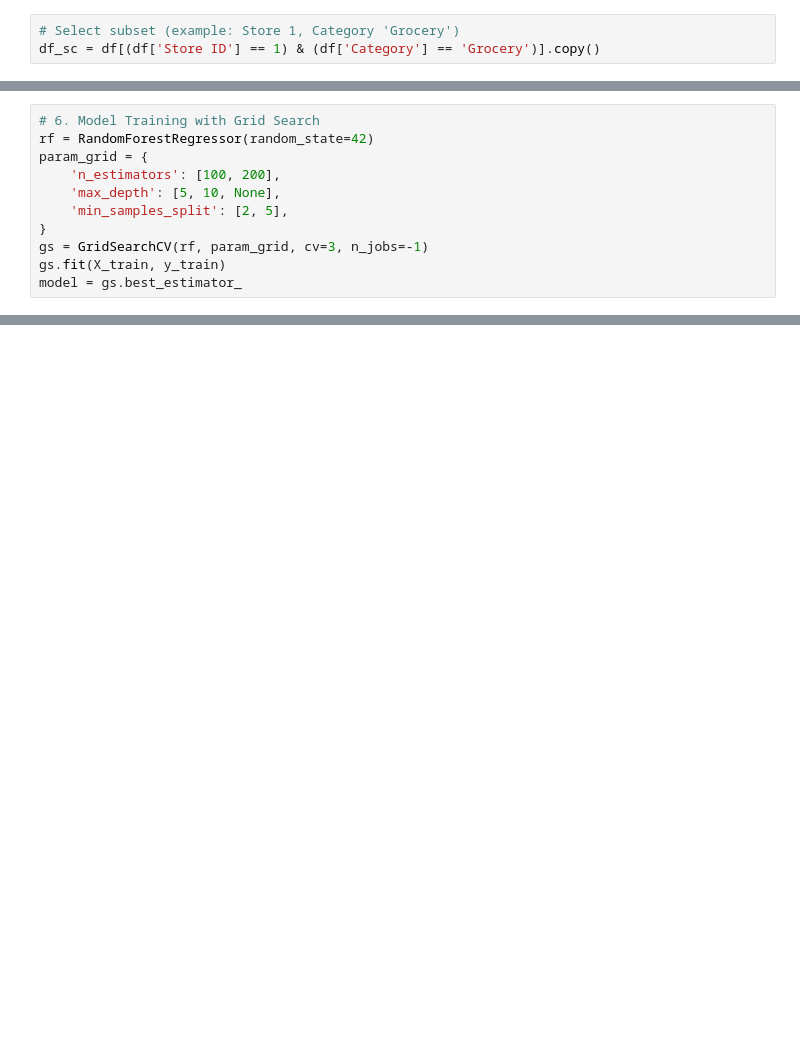
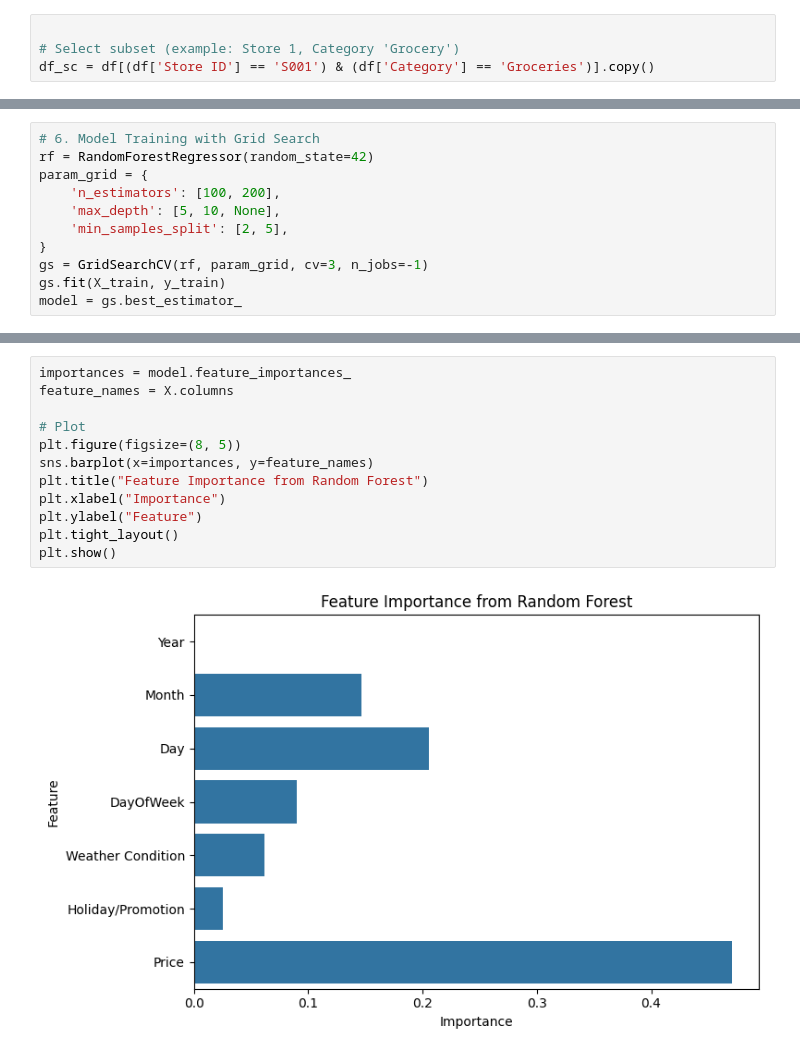
Before and after one commit to JenishMakwana/retail-inventory-forecasting, a Jupyter notebook: forcasting.ipynb, the cells around one changed output, grey strips where cells are left out. Drawn from its saved outputs; the diff is of its cells as text; blank space fills up the shorter version.

```diff
--- a/forcasting.ipynb
+++ b/forcasting.ipynb
@@ -32,5 +27,6 @@ df['DayOfWeek'] = df['Date'].dt.dayofweek
 le_weather = LabelEncoder()
 df['Weather Condition'] = le_weather.fit_transform(df['Weather Condition'])
 # %%
+
 # Select subset (example: Store 1, Category 'Grocery')
-df_sc = df[(df['Store ID'] == 1) & (df['Category'] == 'Grocery')].copy()
+df_sc = df[(df['Store ID'] == 'S001') & (df['Category'] == 'Groceries')].copy()
@@ -93,0 +87,14 @@ IndexError: positional indexers are out-of-bounds
+# %%
+importances = model.feature_importances_
+feature_names = X.columns
+
+# Plot
+plt.figure(figsize=(8, 5))
+sns.barplot(x=importances, y=feature_names)
+plt.title("Feature Importance from Random Forest")
+plt.xlabel("Importance")
+plt.ylabel("Feature")
+plt.tight_layout()
+plt.show()
+# %% [output]
+[figure, added]
```
Also changed, not shown: parts of 7 cells of this notebook.
